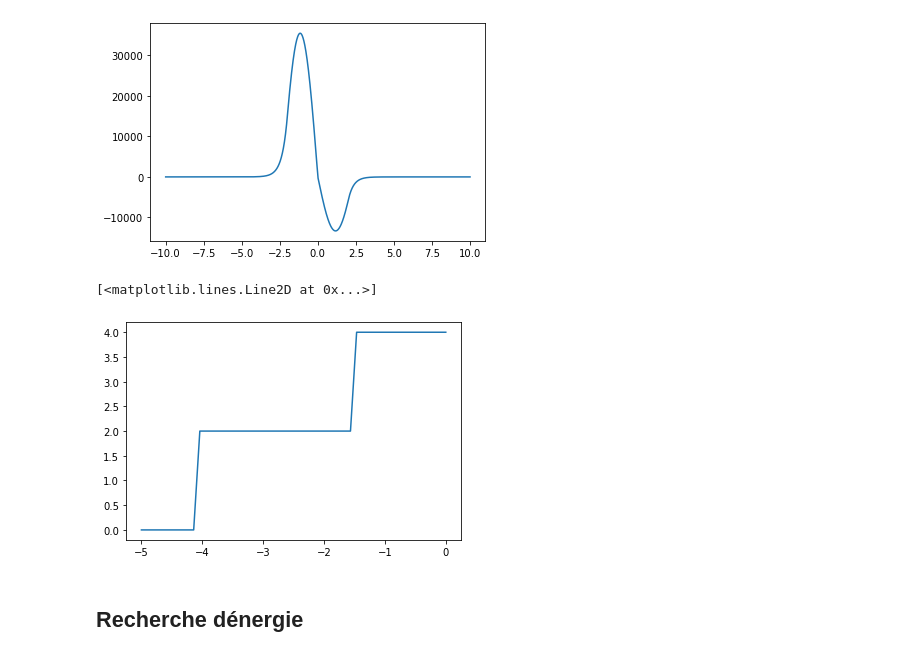
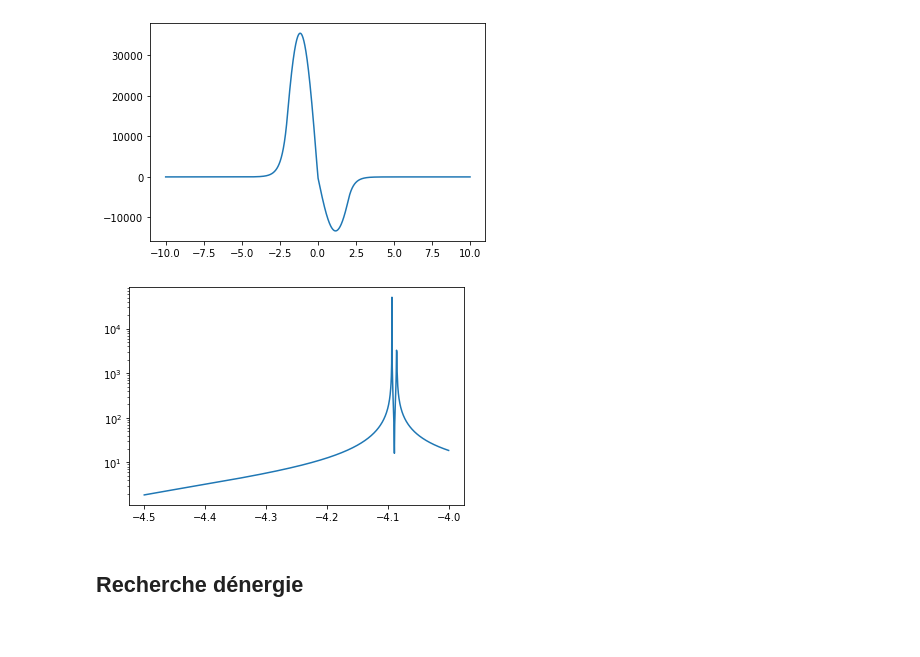
Before and after one commit to rvanco/Projet_info_Schrodinger_M1, a Jupyter notebook: test_Numerov_MAJ_Florian.ipynb, the cells around one changed output. Drawn from its saved outputs; the diff is of its cells as text; code cells hidden in the pictures.

```diff
--- a/test_Numerov_MAJ_Florian.ipynb
+++ b/test_Numerov_MAJ_Florian.ipynb
@@ -173,19 +173,20 @@ psi_range[1] = psi_x_m + eps
 psi_range[-1] = psi_x_M
 psi_range[-2] = psi_x_M + eps
 
-k=10**2
+k=10**3
 
 N_x_c = int(len(psi_range)/2)
-E_arr = np.linspace(-V_0,0,k)
+E_arr = np.linspace(-4.5,-4,k)
 N_arr = np.zeros(len(E_arr))
+log_error = np.zeros(len(E_arr))
 
 for i in range(len(E_arr)):
-    log_error , N_arr[i] , psi_out = Do_mid_point(psi_range,x_range,V,E_arr[i],N_x_c)
-
-plt.plot(E_arr,N_arr)
+    log_error[i] , N_arr[i] , psi_out = Do_mid_point(psi_range,x_range,V,E_arr[i],N_x_c)
-# %% [output]
-[<matplotlib.lines.Line2D at 0x...>]
-[figure, removed]
+# %%
+plt.plot(E_arr,np.abs(log_error))
+plt.yscale('log')
+# %% [output]
+[figure, added]
 # %% [markdown]
 ## Recherche dénergie
 # %%
```
Also changed, not shown: parts of 1 cell of this notebook, 2 other files.
